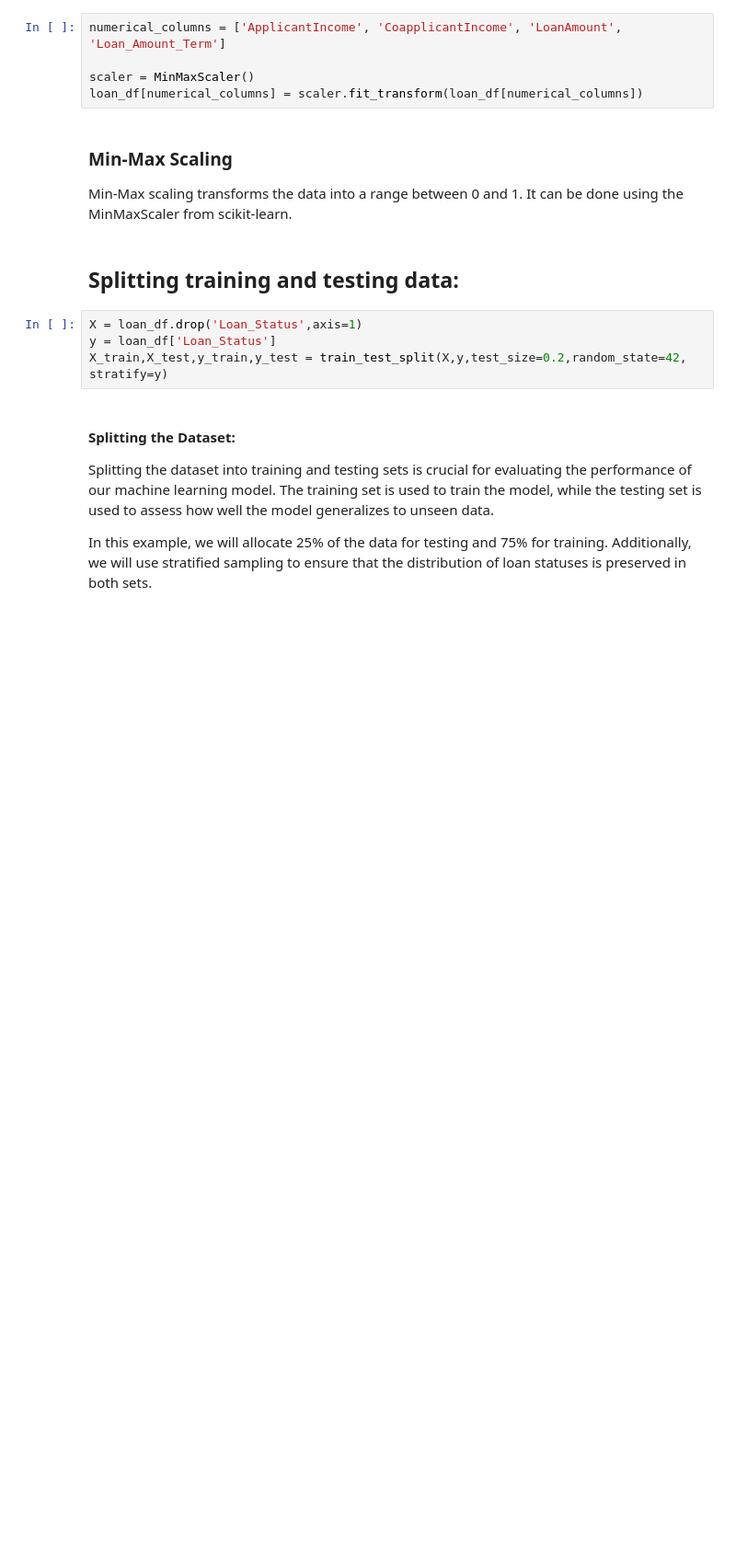
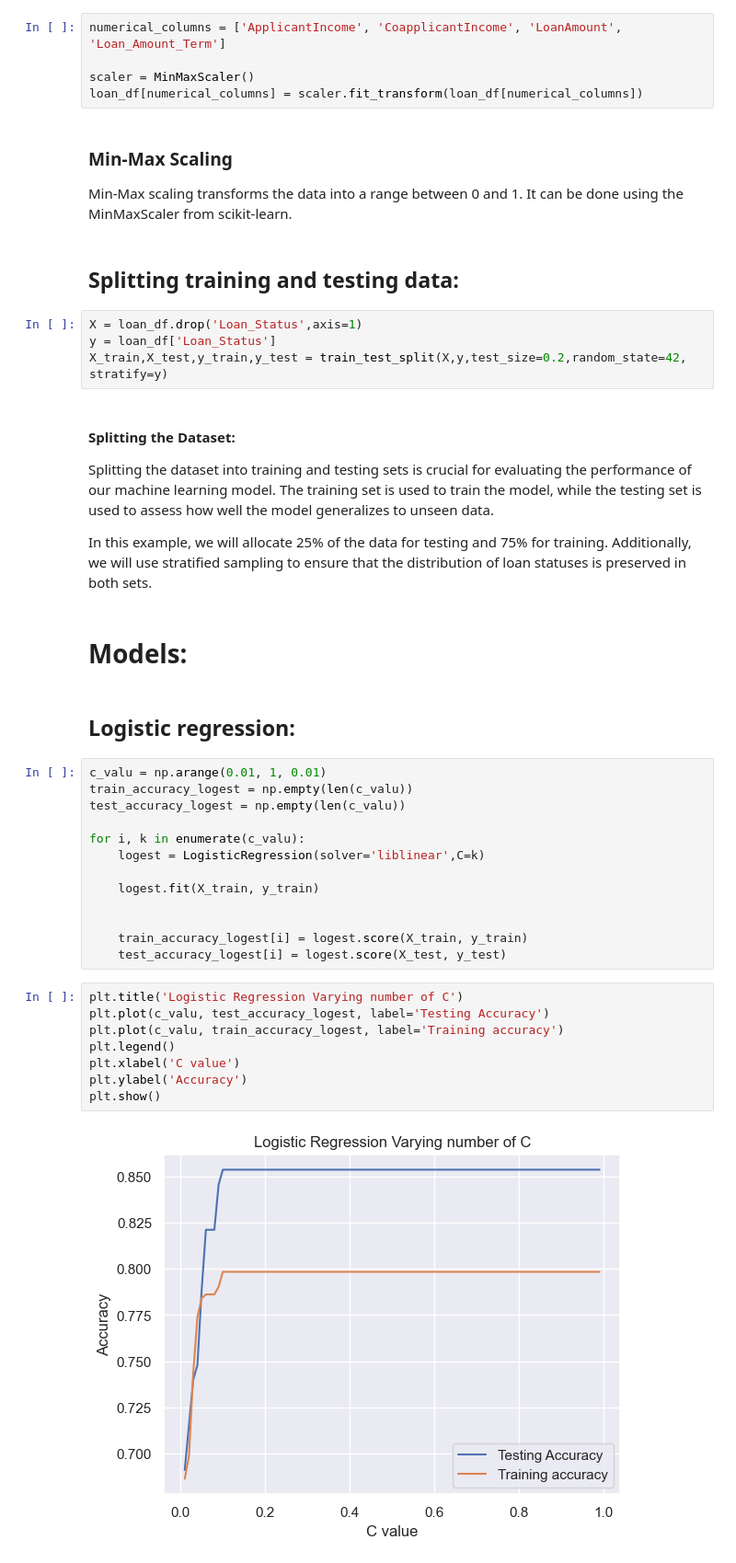
Before and after one commit to AliMSHGH/Loan_eligibility_prediction, a Jupyter notebook: Loan_eligibility_prediction.ipynb, the cells around one changed output. Shown at 92% size. Drawn from its saved outputs; the diff is of its cells as text; blank space fills up the shorter version.

Commit message:
Logistic regression

```diff
--- a/Loan_eligibility_prediction.ipynb
+++ b/Loan_eligibility_prediction.ipynb
@@ -197,3 +201,30 @@ X_train,X_test,y_train,y_test = train_test_split(X,y,test_size=0.2,random_state=
 Splitting the dataset into training and testing sets is crucial for evaluating the performance of our machine learning model. The training set is used to train the model, while the testing set is used to assess how well the model generalizes to unseen data.
 
 In this example, we will allocate 25% of the data for testing and 75% for training. Additionally, we will use stratified sampling to ensure that the distribution of loan statuses is preserved in both sets.
+# %% [markdown]
+# Models:
+# %% [markdown]
+## Logistic regression:
+# %%
+c_valu = np.arange(0.01, 1, 0.01)
+train_accuracy_logest = np.empty(len(c_valu))
+test_accuracy_logest = np.empty(len(c_valu))
+
+for i, k in enumerate(c_valu):
+    logest = LogisticRegression(solver='liblinear',C=k)
+
+    logest.fit(X_train, y_train)
+
+
+    train_accuracy_logest[i] = logest.score(X_train, y_train)
+    test_accuracy_logest[i] = logest.score(X_test, y_test)
+# %%
+plt.title('Logistic Regression Varying number of C')
+plt.plot(c_valu, test_accuracy_logest, label='Testing Accuracy')
+plt.plot(c_valu, train_accuracy_logest, label='Training accuracy')
+plt.legend()
+plt.xlabel('C value')
+plt.ylabel('Accuracy')
+plt.show()
+# %% [output]
+[figure, added]
```
Also changed, not shown: parts of 8 cells of this notebook.
